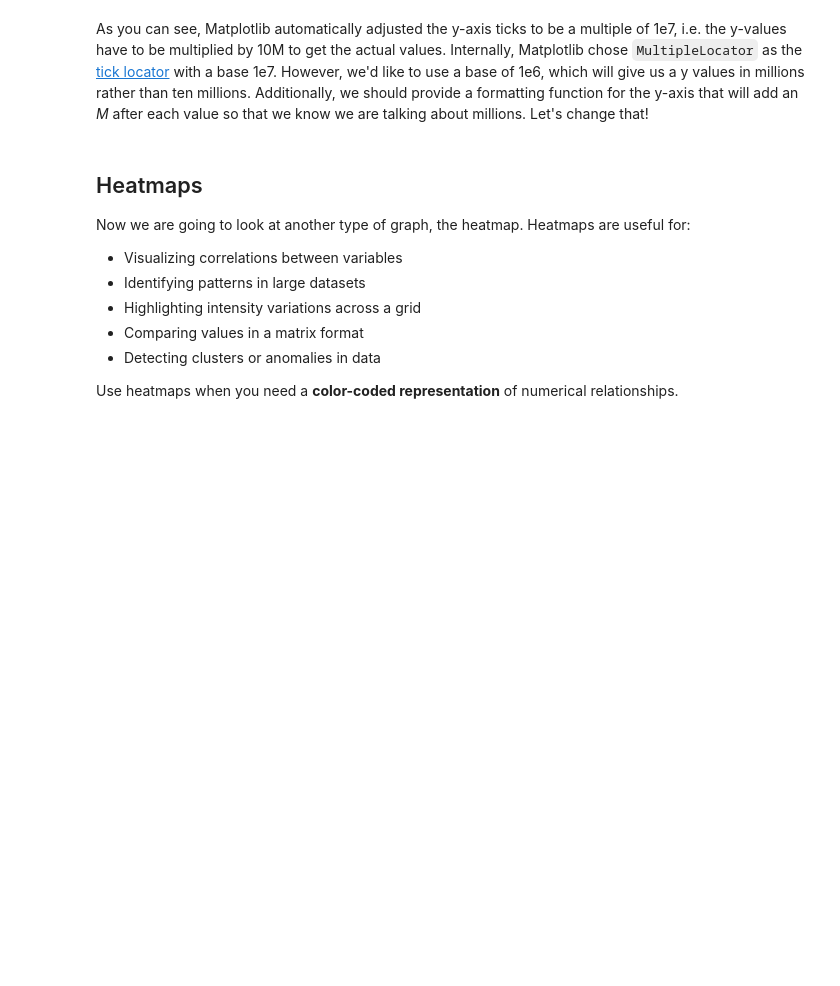
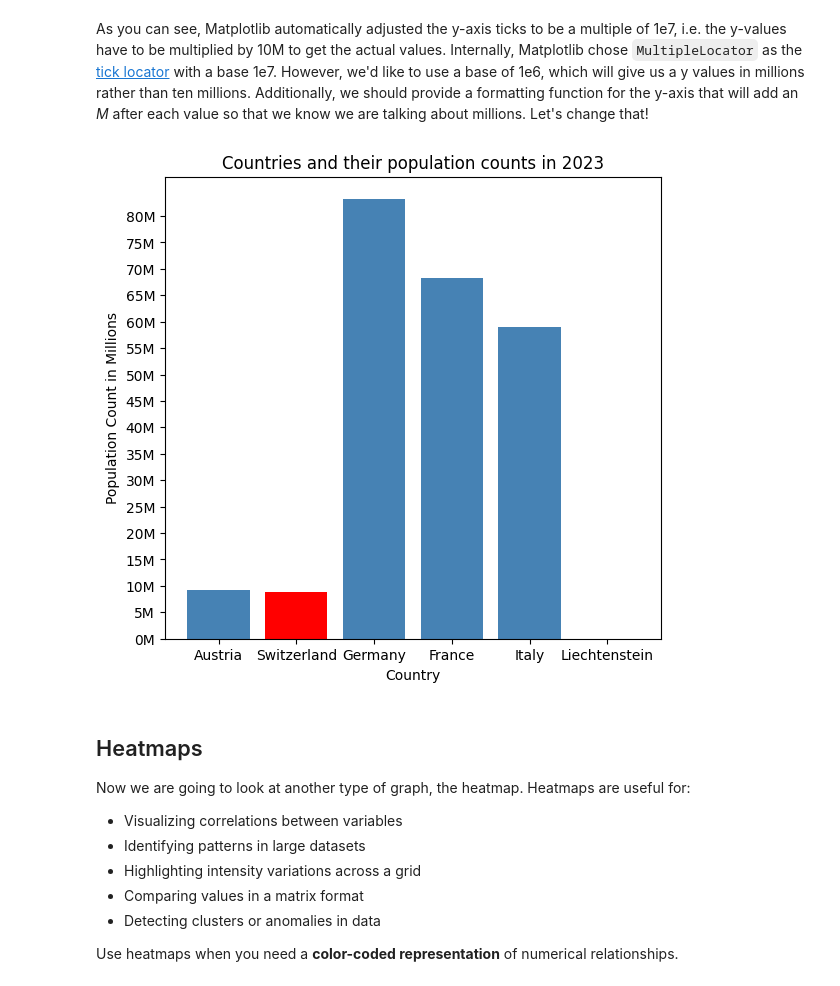
Before and after one commit to digital-sustainability/SAI3-2025, a Jupyter notebook: 07.03.2025-plotting_and_exploratory_data_analysis/00-matplotlib.ipynb, the cells around one changed output. Drawn from its saved outputs; the diff is of its cells as text; code cells hidden in the pictures; blank space fills up the shorter version.

```diff
--- a/07.03.2025-plotting_and_exploratory_data_analysis/00-matplotlib.ipynb
+++ b/07.03.2025-plotting_and_exploratory_data_analysis/00-matplotlib.ipynb
@@ -137,29 +163,31 @@ As you can see, Matplotlib automatically adjusted the y-axis ticks to be a multi
 # %%
 import matplotlib.ticker as ticker
 
 countries = population_counts_df.country.tolist()
 population_counts = population_counts_df.value.tolist()
 
 fig, ax = plt.subplots()
 
 fig.set_figheight(6)
 
 ax.bar(countries, population_counts, color=['red' if country == 'Switzerland' else 'steelblue' for country in countries])
 
 # Set y-axis ticks at 1M (1e6) intervals
-ax.yaxis.set_major_locator(ticker.MultipleLocator(1e6))
+ax.yaxis.set_major_locator(ticker.MultipleLocator(1_000_000))
 
 # Set y-ticks to be at 5M steps
-ax.set_yticks(np.arange(0, 88e6, 5e6))
+ax.set_yticks(np.arange(0, max(population_counts), 5e6))
 
 # Format y-axis labels to be more readable (in Millions)
 ax.yaxis.set_major_formatter(ticker.FuncFormatter(lambda x, _: f'{x/1e6:.0f}M'))
 
 ax.set_title('Countries and their population counts in 2023')
 ax.set_xlabel('Country')
 ax.set_ylabel('Population Count in Millions')
 
 plt.show()
+# %% [output]
+[figure, added]
 # %% [markdown]
 ## Heatmaps
 
```
Also changed, not shown: parts of 15 cells of this notebook, 4 other files.
